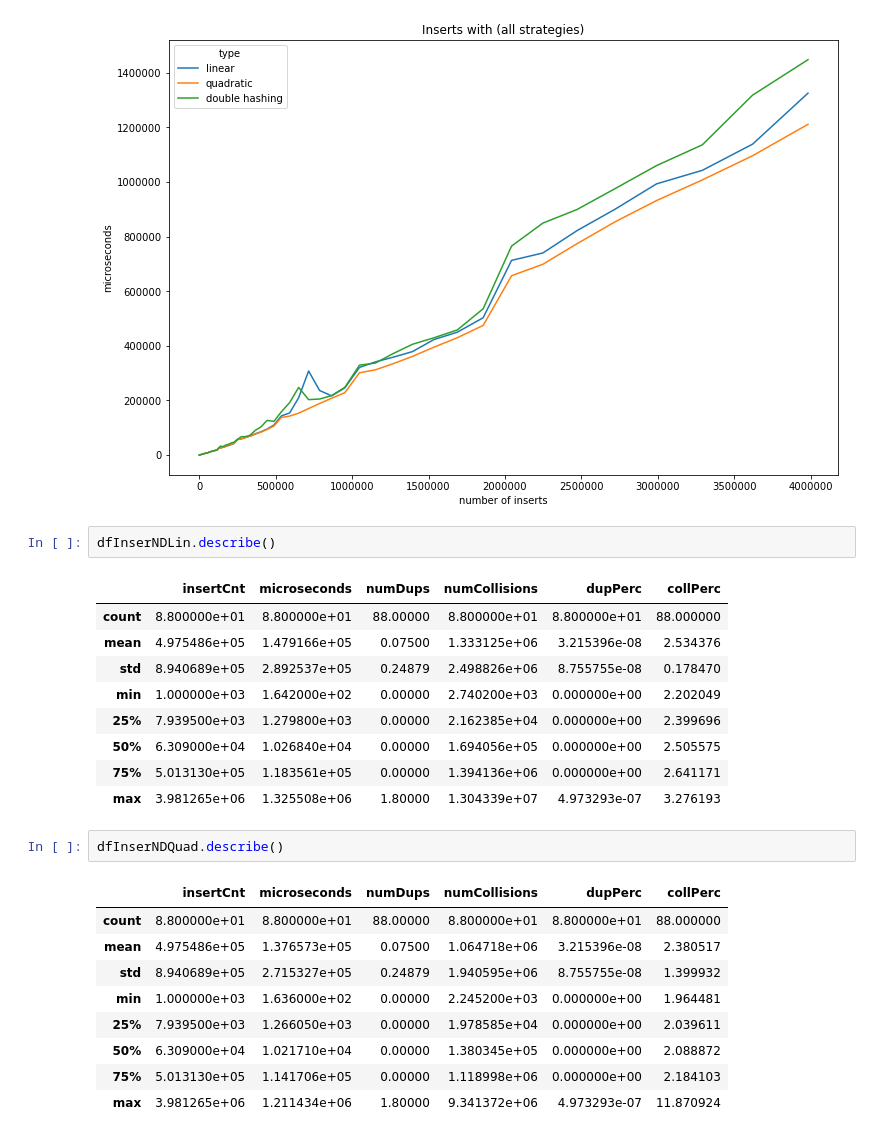
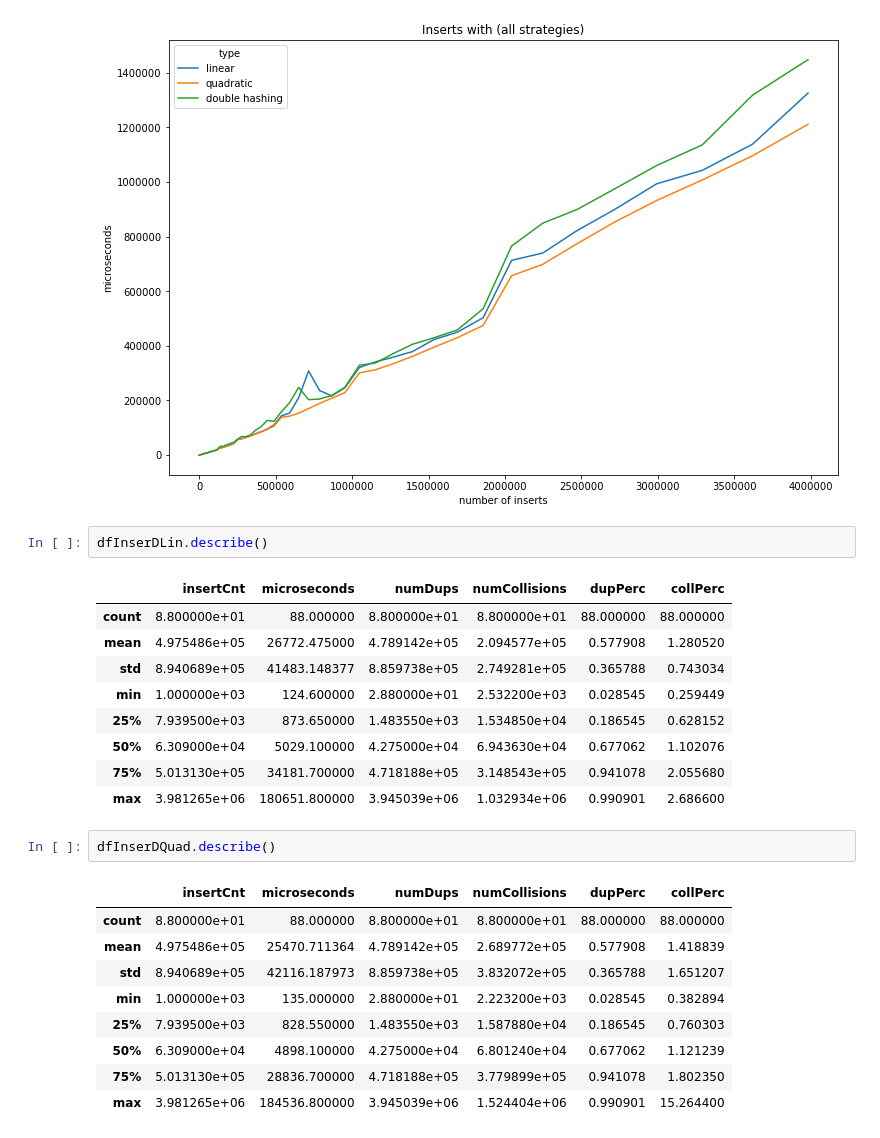
Before and after one commit to JoaoCostaIFG/slam, a Jupyter notebook: docs/part_2/benchmarks/Untitled.ipynb, the cells around one changed output. Saved outputs shown, nothing was run; the diff lists cells and outputs as text.

```diff
--- a/docs/part_2/benchmarks/Untitled.ipynb
+++ b/docs/part_2/benchmarks/Untitled.ipynb
@@ -89,27 +89,27 @@ linha([dfInserNDLin, dfInserNDQuad, dfInserNDDouble], "Inserts with (all strateg
 # %% [output]
 [figure]
 # %%
-dfInserNDLin.describe()
+dfInserDLin.describe()
 # %% [output]
 |  | insertCnt | microseconds | numDups | numCollisions | dupPerc | collPerc |
-| count | 8.800000e+01 | 8.800000e+01 | 88.00000 | 8.800000e+01 | 8.800000e+01 | 88.000000 |
-| mean | 4.975486e+05 | 1.479166e+05 | 0.07500 | 1.333125e+06 | 3.215396e-08 | 2.534376 |
-| std | 8.940689e+05 | 2.892537e+05 | 0.24879 | 2.498826e+06 | 8.755755e-08 | 0.178470 |
-| min | 1.000000e+03 | 1.642000e+02 | 0.00000 | 2.740200e+03 | 0.000000e+00 | 2.202049 |
-| 25% | 7.939500e+03 | 1.279800e+03 | 0.00000 | 2.162385e+04 | 0.000000e+00 | 2.399696 |
-| 50% | 6.309000e+04 | 1.026840e+04 | 0.00000 | 1.694056e+05 | 0.000000e+00 | 2.505575 |
-| 75% | 5.013130e+05 | 1.183561e+05 | 0.00000 | 1.394136e+06 | 0.000000e+00 | 2.641171 |
-| max | 3.981265e+06 | 1.325508e+06 | 1.80000 | 1.304339e+07 | 4.973293e-07 | 3.276193 |
+| count | 8.800000e+01 | 88.000000 | 8.800000e+01 | 8.800000e+01 | 88.000000 | 88.000000 |
+| mean | 4.975486e+05 | 26772.475000 | 4.789142e+05 | 2.094577e+05 | 0.577908 | 1.280520 |
+| std | 8.940689e+05 | 41483.148377 | 8.859738e+05 | 2.749281e+05 | 0.365788 | 0.743034 |
+| min | 1.000000e+03 | 124.600000 | 2.880000e+01 | 2.532200e+03 | 0.028545 | 0.259449 |
+| 25% | 7.939500e+03 | 873.650000 | 1.483550e+03 | 1.534850e+04 | 0.186545 | 0.628152 |
+| 50% | 6.309000e+04 | 5029.100000 | 4.275000e+04 | 6.943630e+04 | 0.677062 | 1.102076 |
+| 75% | 5.013130e+05 | 34181.700000 | 4.718188e+05 | 3.148543e+05 | 0.941078 | 2.055680 |
+| max | 3.981265e+06 | 180651.800000 | 3.945039e+06 | 1.032934e+06 | 0.990901 | 2.686600 |
 # %%
-dfInserNDQuad.describe()
+dfInserDQuad.describe()
 # %% [output]
 |  | insertCnt | microseconds | numDups | numCollisions | dupPerc | collPerc |
-| count | 8.800000e+01 | 8.800000e+01 | 88.00000 | 8.800000e+01 | 8.800000e+01 | 88.000000 |
-| mean | 4.975486e+05 | 1.376573e+05 | 0.07500 | 1.064718e+06 | 3.215396e-08 | 2.380517 |
-| std | 8.940689e+05 | 2.715327e+05 | 0.24879 | 1.940595e+06 | 8.755755e-08 | 1.399932 |
-| min | 1.000000e+03 | 1.636000e+02 | 0.00000 | 2.245200e+03 | 0.000000e+00 | 1.964481 |
-| 25% | 7.939500e+03 | 1.266050e+03 | 0.00000 | 1.978585e+04 | 0.000000e+00 | 2.039611 |
-| 50% | 6.309000e+04 | 1.021710e+04 | 0.00000 | 1.380345e+05 | 0.000000e+00 | 2.088872 |
-| 75% | 5.013130e+05 | 1.141706e+05 | 0.00000 | 1.118998e+06 | 0.000000e+00 | 2.184103 |
-| max | 3.981265e+06 | 1.211434e+06 | 1.80000 | 9.341372e+06 | 4.973293e-07 | 11.870924 |
+| count | 8.800000e+01 | 88.000000 | 8.800000e+01 | 8.800000e+01 | 88.000000 | 88.000000 |
+| mean | 4.975486e+05 | 25470.711364 | 4.789142e+05 | 2.689772e+05 | 0.577908 | 1.418839 |
+| std | 8.940689e+05 | 42116.187973 | 8.859738e+05 | 3.832072e+05 | 0.365788 | 1.651207 |
+| min | 1.000000e+03 | 135.000000 | 2.880000e+01 | 2.223200e+03 | 0.028545 | 0.382894 |
+| 25% | 7.939500e+03 | 828.550000 | 1.483550e+03 | 1.587880e+04 | 0.186545 | 0.760303 |
+| 50% | 6.309000e+04 | 4898.100000 | 4.275000e+04 | 6.801240e+04 | 0.677062 | 1.121239 |
+| 75% | 5.013130e+05 | 28836.700000 | 4.718188e+05 | 3.779899e+05 | 0.941078 | 1.802350 |
+| max | 3.981265e+06 | 184536.800000 | 3.945039e+06 | 1.524404e+06 | 0.990901 | 15.264400 |
 # %%
```
Also changed, not shown: parts of 2 cells of this notebook, 2 other files.
